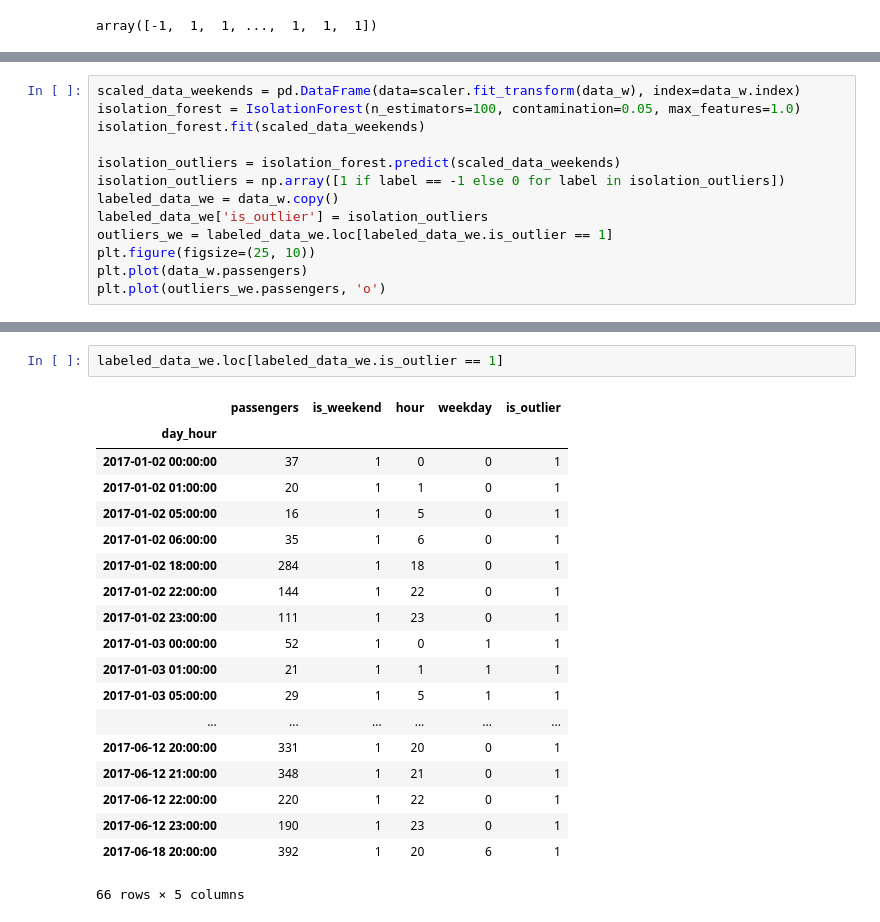
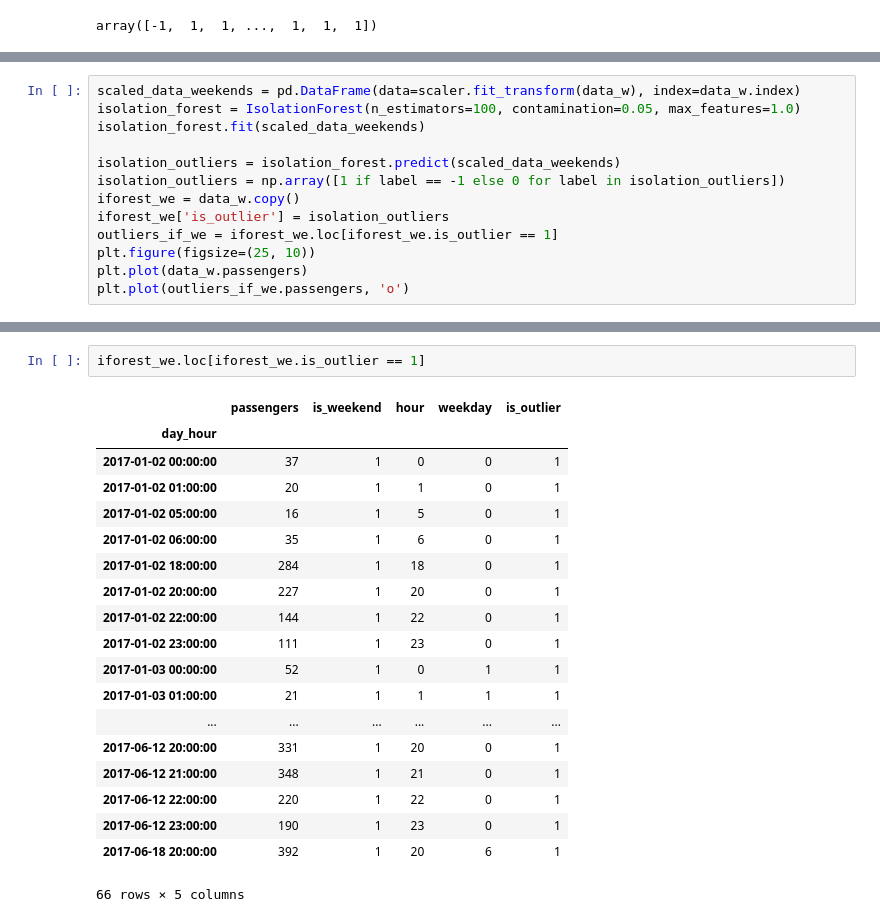
Before and after one commit to mikhnev/nir, a Jupyter notebook: khimki_2017_jan-jun.ipynb, the cells around one changed output, grey strips where cells are left out. Saved outputs shown, nothing was run; the diff lists cells and outputs as text.

```diff
--- a/khimki_2017_jan-jun.ipynb
+++ b/khimki_2017_jan-jun.ipynb
@@ -838,12 +838,12 @@ isolation_forest.fit(scaled_data_weekends)
 
 isolation_outliers = isolation_forest.predict(scaled_data_weekends)
 isolation_outliers = np.array([1 if label == -1 else 0 for label in isolation_outliers])
-labeled_data_we = data_w.copy()
-labeled_data_we['is_outlier'] = isolation_outliers
-outliers_we = labeled_data_we.loc[labeled_data_we.is_outlier == 1]
+iforest_we = data_w.copy()
+iforest_we['is_outlier'] = isolation_outliers
+outliers_if_we = iforest_we.loc[iforest_we.is_outlier == 1]
 plt.figure(figsize=(25, 10))
 plt.plot(data_w.passengers)
-plt.plot(outliers_we.passengers, 'o')
+plt.plot(outliers_if_we.passengers, 'o')
 # %% [output]
 threshold_ attribute is deprecated in 0.20 and will be removed in 0.22.
 [<matplotlib.lines.Line2D at 0x...>]
@@ -851,18 +851,18 @@ threshold_ attribute is deprecated in 0.20 and will be removed in 0.22.
 # %%
-labeled_data_we.loc[labeled_data_we.is_outlier == 1]
+iforest_we.loc[iforest_we.is_outlier == 1]
 # %% [output]
 |  | passengers | is_weekend | hour | weekday | is_outlier |
 | day_hour |  |  |  |  |  |
 | 2017-01-02 00:00:00 | 37 | 1 | 0 | 0 | 1 |
 | 2017-01-02 01:00:00 | 20 | 1 | 1 | 0 | 1 |
 | 2017-01-02 05:00:00 | 16 | 1 | 5 | 0 | 1 |
 | 2017-01-02 06:00:00 | 35 | 1 | 6 | 0 | 1 |
 | 2017-01-02 18:00:00 | 284 | 1 | 18 | 0 | 1 |
+| 2017-01-02 20:00:00 | 227 | 1 | 20 | 0 | 1 |
 | 2017-01-02 22:00:00 | 144 | 1 | 22 | 0 | 1 |
 | 2017-01-02 23:00:00 | 111 | 1 | 23 | 0 | 1 |
 | 2017-01-03 00:00:00 | 52 | 1 | 0 | 1 | 1 |
 | 2017-01-03 01:00:00 | 21 | 1 | 1 | 1 | 1 |
-| 2017-01-03 05:00:00 | 29 | 1 | 5 | 1 | 1 |
 | ... | ... | ... | ... | ... | ... |
 | 2017-06-12 20:00:00 | 331 | 1 | 20 | 0 | 1 |
 | 2017-06-12 21:00:00 | 348 | 1 | 21 | 0 | 1 |
```
Also changed, not shown: parts of 31 cells of this notebook.
